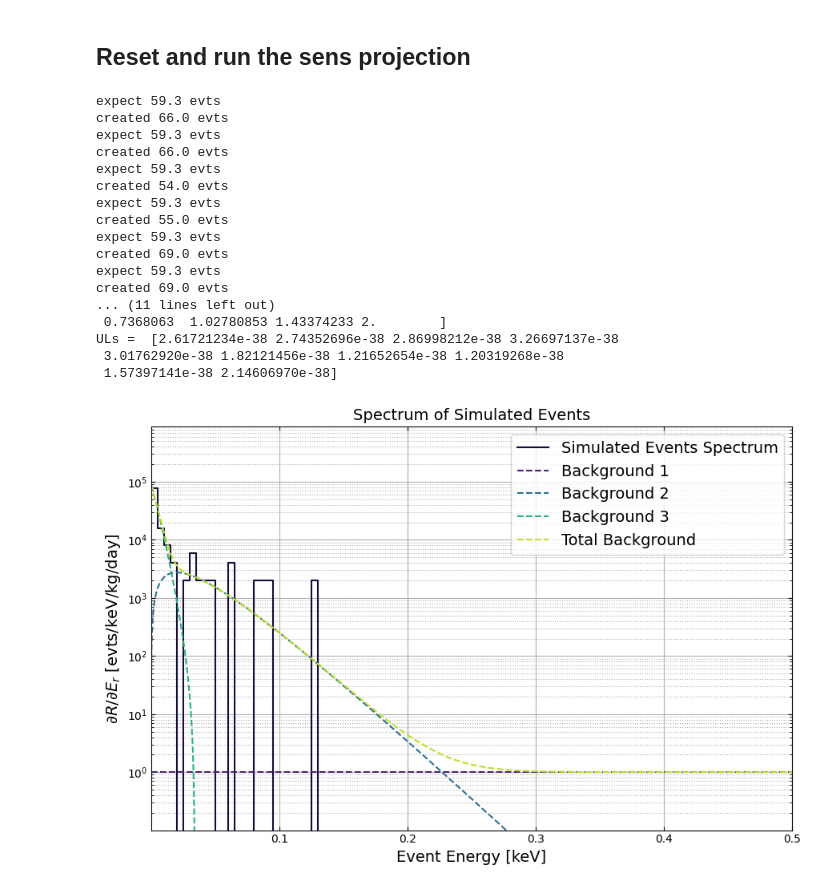
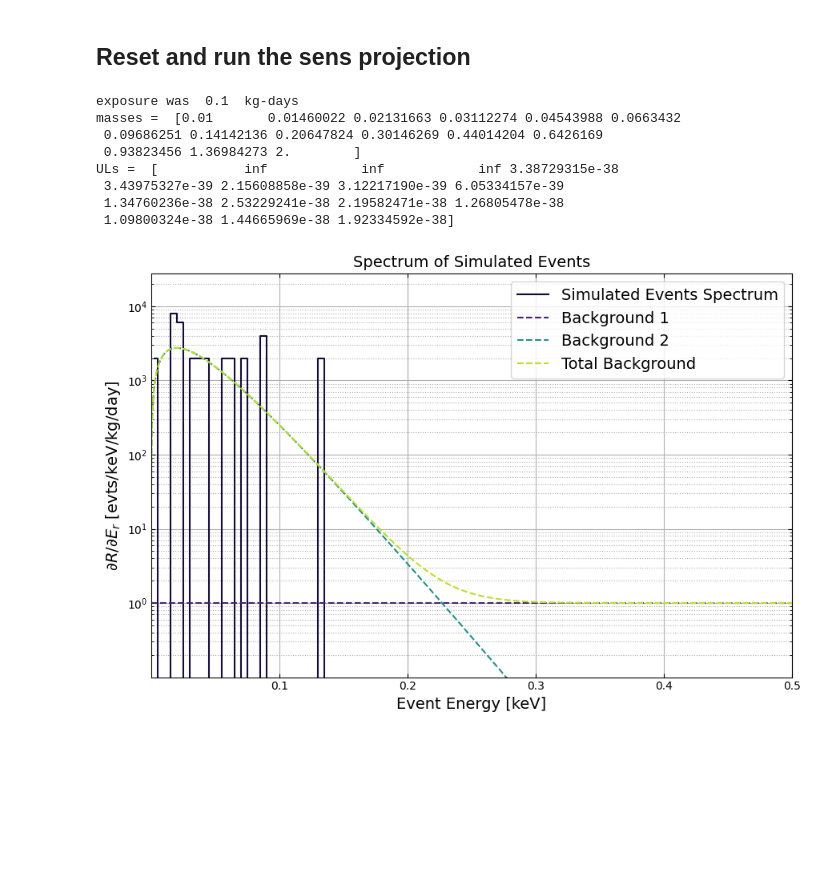
Before and after one commit to spice-herald/DarkLim, a Jupyter notebook: examples/helium.ipynb, the cells around one changed output. Saved outputs shown, nothing was run; the diff lists cells and outputs as text; code cells hidden in the pictures; blank space fills up the shorter version.

```diff
--- a/examples/helium.ipynb
+++ b/examples/helium.ipynb
@@ -94,12 +94,13 @@ SE.add_flat_bkgd(1) # flat background of 1 DRU
 #SE.add_nfold_lee_bkgd(m=4,n=2,w=window)
 SE.add_nfold_lee_bkgd(m=n_devices,n=coinc,w=window)
 
-SE.add_dm_bkgd(0.1, 1.85353164e-38)
+SE.add_dm_bkgd(0.05, 2e-38)
 
-gen_evts = SE.generate_background(1, plot_bkgd=True)
+gen_evts = SE.generate_background(1, plot_bkgd=True, verbose=True)
 ax = plt.gca()
 #plt.ylim(0.1,50)
 ax.set_xscale('log')
 ax.set_xlim(1e-4,1)
 ax.axvline(threshold,ls='-',color='red')
+ax.axvspan(threshold-energy_res,threshold+energy_res,facecolor='red',alpha=0.2)
 # %% [output]
@@ -115,40 +116,33 @@ SE.reset_sim()
 SE.add_flat_bkgd(1) # flat background of 1 DRU
 SE.add_nfold_lee_bkgd(m=n_devices,n=coinc,w=window)
 # %%
-# run the simulation for 1 experiment
+# run the simulation
 
 #m_dms=np.geomspace(0.1, 2, num=10)
 
 m_dm, sig = SE.run_sim(
     threshold,
     0.5,
     e_low=1e-5,
     #m_dms=np.array([0.5]),
-    m_dms=np.geomspace(0.1, 2, num=10),
+    m_dms=np.geomspace(0.01, 2, num=15),
     nexp=10, # increase for a better estimate, 1 is generally used for diagnostics
     npts=1000,
-    plot_bkgd=True
+    plot_bkgd=True,
+    res=None,
+    verbose=False
 )
 
 print('\nexposure was ',SE.exposure,' kg-days')
 print('masses = ',m_dm)
 print('ULs = ',sig)
 # %% [output]
-expect 59.3 evts
-created 66.0 evts
-expect 59.3 evts
-created 66.0 evts
-expect 59.3 evts
-created 54.0 evts
-expect 59.3 evts
-created 55.0 evts
-expect 59.3 evts
-created 69.0 evts
-expect 59.3 evts
-created 69.0 evts
-... (11 lines left out)
- 0.7368063  1.02780853 1.43374233 2.        ]
-ULs =  [2.61721234e-38 2.74352696e-38 2.86998212e-38 3.26697137e-38
- 3.01762920e-38 1.82121456e-38 1.21652654e-38 1.20319268e-38
- 1.57397141e-38 2.14606970e-38]
+exposure was  0.1  kg-days
+masses =  [0.01       0.01460022 0.02131663 0.03112274 0.04543988 0.0663432
+ 0.09686251 0.14142136 0.20647824 0.30146269 0.44014204 0.6426169
+ 0.93823456 1.36984273 2.        ]
+ULs =  [           inf            inf            inf 3.38729315e-38
+ 3.43975327e-39 2.15608858e-39 3.12217190e-39 6.05334157e-39
+ 1.34760236e-38 2.53229241e-38 2.19582471e-38 1.26805478e-38
+ 1.09800324e-38 1.44665969e-38 1.92334592e-38]
-[figure, old version]
+[figure, new version]
```
Also changed, not shown: parts of 7 cells of this notebook, 1 other file.
